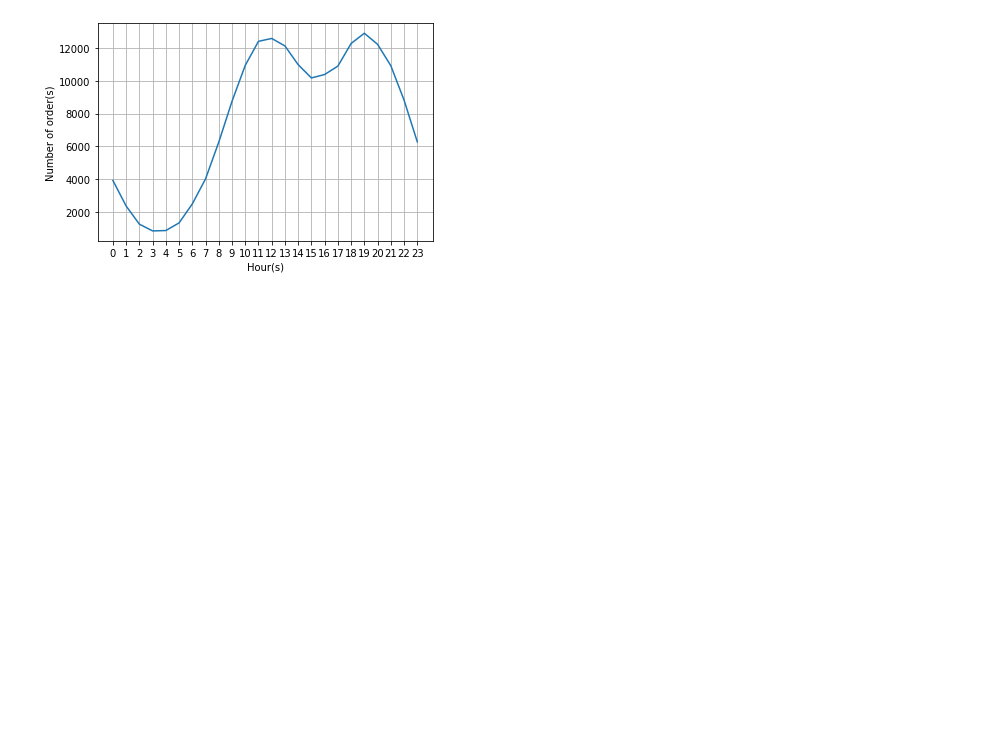
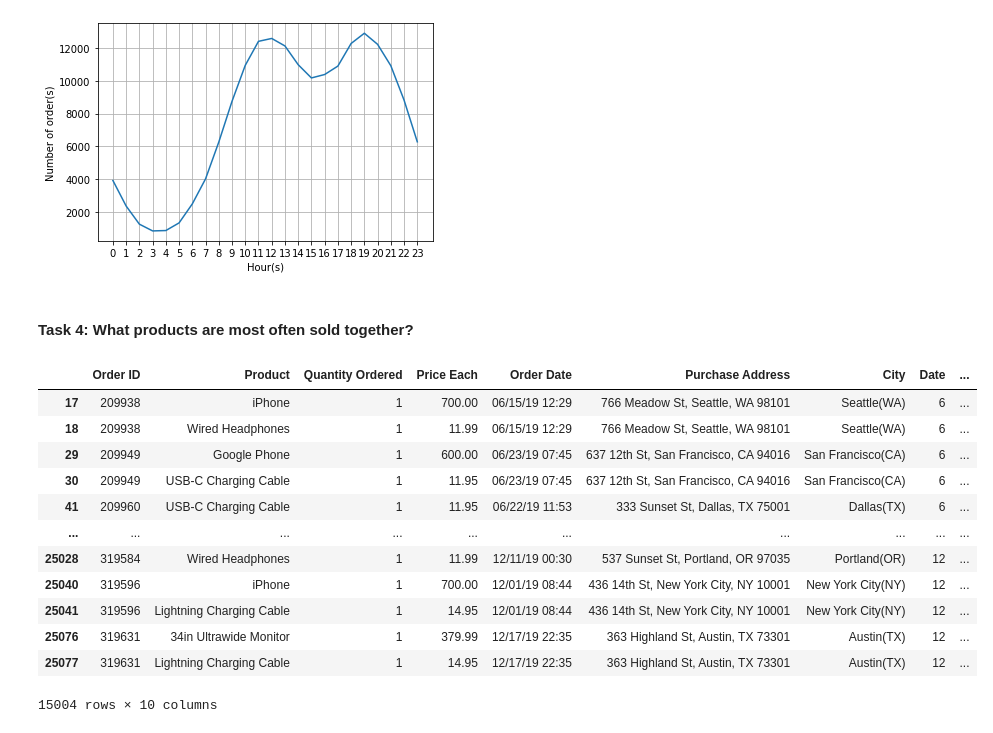
Before and after one commit to ChristinaManara/Sales-Analysis, a Jupyter notebook: Sales Analysis.ipynb, the cells around one changed output. Drawn from its saved outputs; the diff is of its cells as text; code cells hidden in the pictures; blank space fills up the shorter version.

```diff
--- a/Sales Analysis.ipynb
+++ b/Sales Analysis.ipynb
@@ -333,3 +333,23 @@ plt.show()
 ## Recommendation is around 11am or 7pm.
 # %% [output]
 [figure]
+# %% [markdown]
+#### Task 4: What products are most often sold together?
+# %%
+df = df_append[df_append['Order ID'].duplicated(keep=False)]
+# %%
+df
+# %% [output]
+|  | Order ID | Product | Quantity Ordered | Price Each | Order Date | Purchase Address | City | Date | ... |
+| 17 | 209938 | iPhone | 1 | 700.00 | 06/15/19 12:29 | 766 Meadow St, Seattle, WA 98101 | Seattle(WA) | 6 | ... |
+| 18 | 209938 | Wired Headphones | 1 | 11.99 | 06/15/19 12:29 | 766 Meadow St, Seattle, WA 98101 | Seattle(WA) | 6 | ... |
+| 29 | 209949 | Google Phone | 1 | 600.00 | 06/23/19 07:45 | 637 12th St, San Francisco, CA 94016 | San Francisco(CA) | 6 | ... |
+| 30 | 209949 | USB-C Charging Cable | 1 | 11.95 | 06/23/19 07:45 | 637 12th St, San Francisco, CA 94016 | San Francisco(CA) | 6 | ... |
+| 41 | 209960 | USB-C Charging Cable | 1 | 11.95 | 06/22/19 11:53 | 333 Sunset St, Dallas, TX 75001 | Dallas(TX) | 6 | ... |
+| ... | ... | ... | ... | ... | ... | ... | ... | ... | ... |
+| 25028 | 319584 | Wired Headphones | 1 | 11.99 | 12/11/19 00:30 | 537 Sunset St, Portland, OR 97035 | Portland(OR) | 12 | ... |
+| 25040 | 319596 | iPhone | 1 | 700.00 | 12/01/19 08:44 | 436 14th St, New York City, NY 10001 | New York City(NY) | 12 | ... |
+| 25041 | 319596 | Lightning Charging Cable | 1 | 14.95 | 12/01/19 08:44 | 436 14th St, New York City, NY 10001 | New York City(NY) | 12 | ... |
+| 25076 | 319631 | 34in Ultrawide Monitor | 1 | 379.99 | 12/17/19 22:35 | 363 Highland St, Austin, TX 73301 | Austin(TX) | 12 | ... |
+| 25077 | 319631 | Lightning Charging Cable | 1 | 14.95 | 12/17/19 22:35 | 363 Highland St, Austin, TX 73301 | Austin(TX) | 12 | ... |
+15004 rows × 10 columns
```
Also changed, not shown: parts of 4 cells of this notebook.
